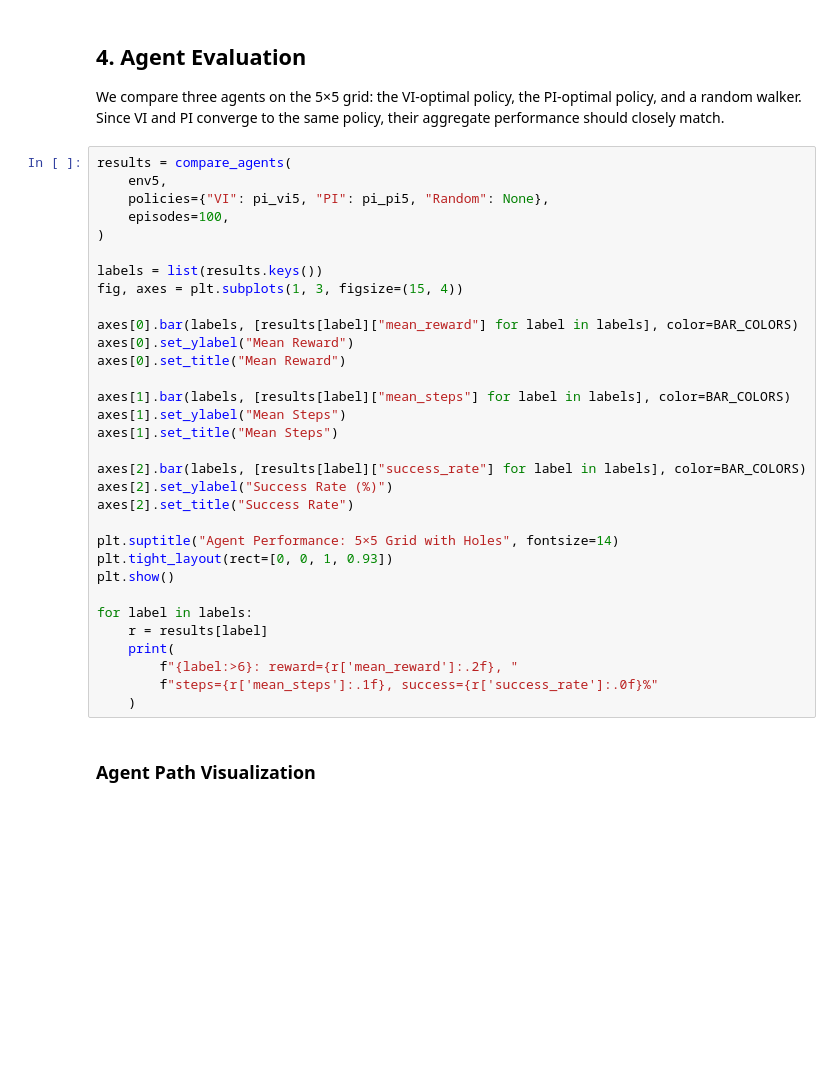
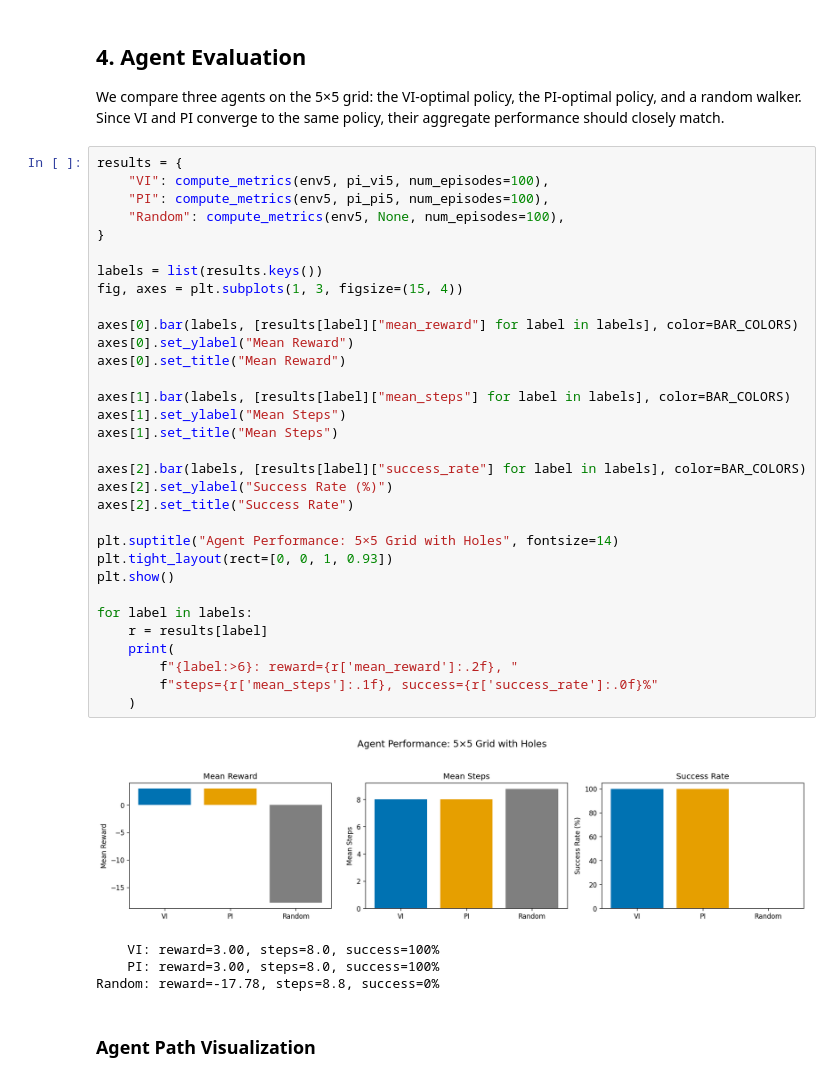
Before and after one commit to rl-textbook/reinforcement-learning, a Jupyter notebook: notebooks/chapter2_mdp_foundations.ipynb, the cells around one changed output. Cells and saved outputs as stored; diff of their text form; blank space fills up the shorter version.

```diff
--- a/notebooks/chapter2_mdp_foundations.ipynb
+++ b/notebooks/chapter2_mdp_foundations.ipynb
@@ -329,37 +365,42 @@ We compare three agents on the 5×5 grid: the VI-optimal policy, the PI-optimal
 and a random walker. Since VI and PI converge to the same policy, their aggregate
 performance should closely match.
 # %%
-results = compare_agents(
-    env5,
-    policies={"VI": pi_vi5, "PI": pi_pi5, "Random": None},
-    episodes=100,
-)
+results = {
+    "VI": compute_metrics(env5, pi_vi5, num_episodes=100),
+    "PI": compute_metrics(env5, pi_pi5, num_episodes=100),
+    "Random": compute_metrics(env5, None, num_episodes=100),
+}
 
 labels = list(results.keys())
 fig, axes = plt.subplots(1, 3, figsize=(15, 4))
 
 axes[0].bar(labels, [results[label]["mean_reward"] for label in labels], color=BAR_COLORS)
 axes[0].set_ylabel("Mean Reward")
 axes[0].set_title("Mean Reward")
 
 axes[1].bar(labels, [results[label]["mean_steps"] for label in labels], color=BAR_COLORS)
 axes[1].set_ylabel("Mean Steps")
 axes[1].set_title("Mean Steps")
 
 axes[2].bar(labels, [results[label]["success_rate"] for label in labels], color=BAR_COLORS)
 axes[2].set_ylabel("Success Rate (%)")
 axes[2].set_title("Success Rate")
 
 plt.suptitle("Agent Performance: 5×5 Grid with Holes", fontsize=14)
 plt.tight_layout(rect=[0, 0, 1, 0.93])
 plt.show()
 
 for label in labels:
     r = results[label]
     print(
         f"{label:>6}: reward={r['mean_reward']:.2f}, "
         f"steps={r['mean_steps']:.1f}, success={r['success_rate']:.0f}%"
     )
+# %% [output]
+[figure, added]
+    VI: reward=3.00, steps=8.0, success=100%
+    PI: reward=3.00, steps=8.0, success=100%
+Random: reward=-17.78, steps=8.8, success=0%
 # %% [markdown]
 ### Agent Path Visualization
 # %%
```
Also changed, not shown: parts of 12 cells of this notebook.
